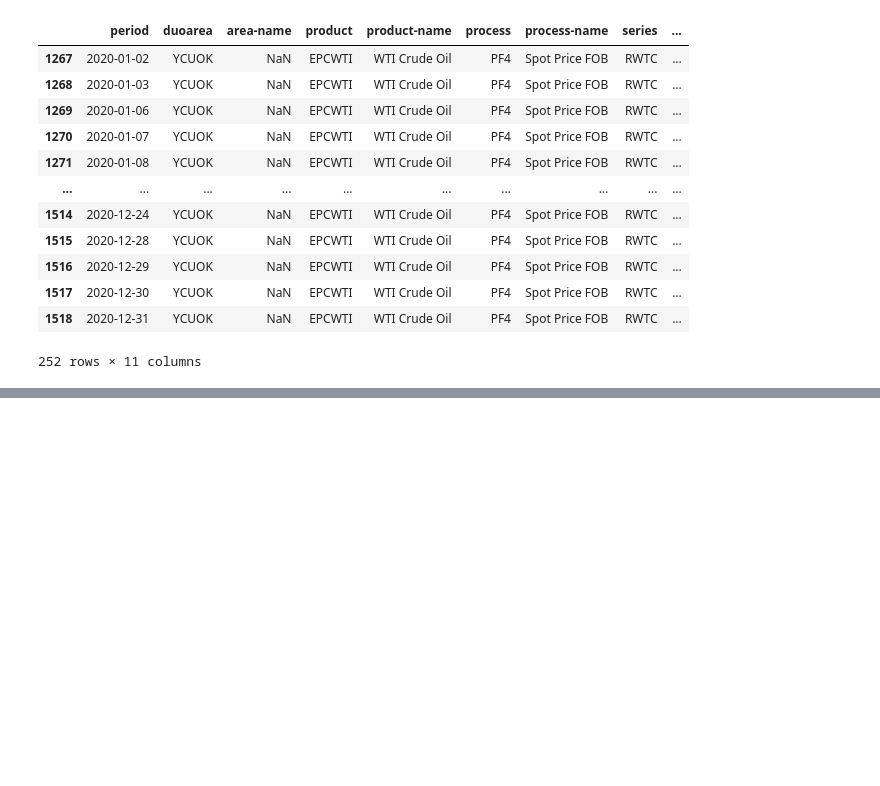
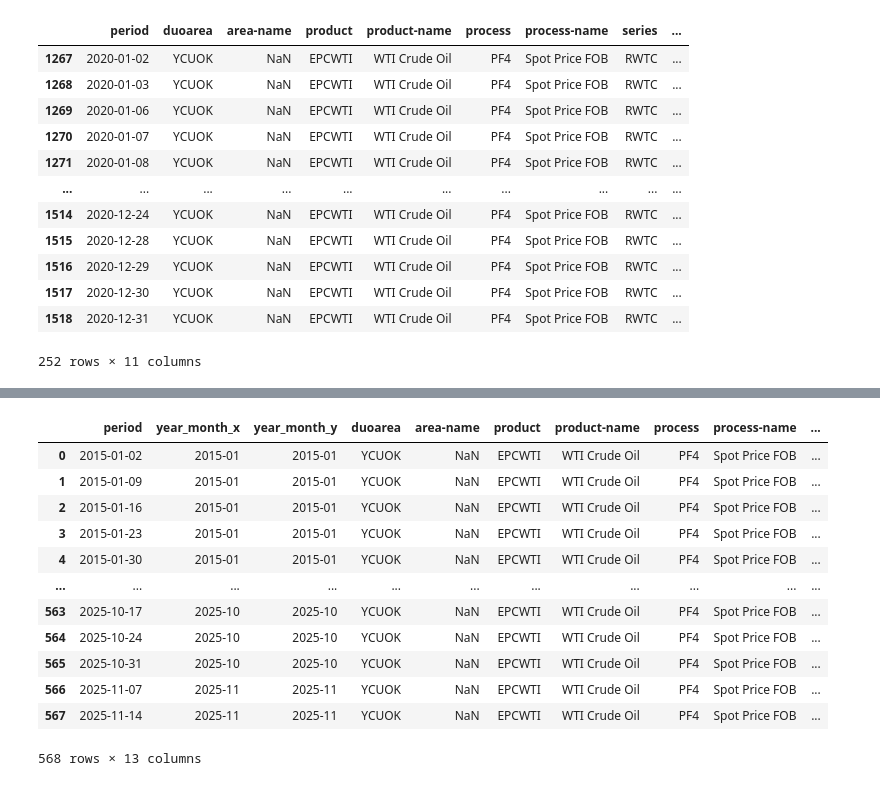
Before and after one commit to SalazarV4/oil-optimization, a Jupyter notebook: notebooks/02_transform.ipynb, the cells around one changed output, grey strips where cells are left out. Saved outputs shown, nothing was run; the diff lists cells and outputs as text; code cells hidden in the pictures; blank space fills up the shorter version.

```diff
--- a/notebooks/02_transform.ipynb
+++ b/notebooks/02_transform.ipynb
@@ -627,4 +613,10 @@ df_wti
 # %%
+features_df = pd.DataFrame()
+today = date.today().strftime('%Y-%m-%d')
+#Define base DataFrame
+features_df['period'] =  pd.date_range(start='2015-01-02',
+                                       end=today,freq='W') - timedelta(days=2)
+df_wti['value'] = df_wti['value'].rolling(window=5).mean()
 merge_df = features_df.merge(df_wti, on='period',how='outer')
 merge_wti = features_df.merge(merge_df,how='right')
 merge_wti['value'] = merge_wti['value'].ffill()
@@ -651,3 +639,19 @@ features_df.merge(merge_wti,on='period')
+# %%
+merge_df
+# %% [output]
+|  | period | year_month_x | year_month_y | duoarea | area-name | product | product-name | process | process-name | ... |
+| 0 | 2015-01-02 | 2015-01 | 2015-01 | YCUOK | NaN | EPCWTI | WTI Crude Oil | PF4 | Spot Price FOB | ... |
+| 1 | 2015-01-09 | 2015-01 | 2015-01 | YCUOK | NaN | EPCWTI | WTI Crude Oil | PF4 | Spot Price FOB | ... |
+| 2 | 2015-01-16 | 2015-01 | 2015-01 | YCUOK | NaN | EPCWTI | WTI Crude Oil | PF4 | Spot Price FOB | ... |
+| 3 | 2015-01-23 | 2015-01 | 2015-01 | YCUOK | NaN | EPCWTI | WTI Crude Oil | PF4 | Spot Price FOB | ... |
+| 4 | 2015-01-30 | 2015-01 | 2015-01 | YCUOK | NaN | EPCWTI | WTI Crude Oil | PF4 | Spot Price FOB | ... |
+| ... | ... | ... | ... | ... | ... | ... | ... | ... | ... | ... |
+| 563 | 2025-10-17 | 2025-10 | 2025-10 | YCUOK | NaN | EPCWTI | WTI Crude Oil | PF4 | Spot Price FOB | ... |
+| 564 | 2025-10-24 | 2025-10 | 2025-10 | YCUOK | NaN | EPCWTI | WTI Crude Oil | PF4 | Spot Price FOB | ... |
+| 565 | 2025-10-31 | 2025-10 | 2025-10 | YCUOK | NaN | EPCWTI | WTI Crude Oil | PF4 | Spot Price FOB | ... |
+| 566 | 2025-11-07 | 2025-11 | 2025-11 | YCUOK | NaN | EPCWTI | WTI Crude Oil | PF4 | Spot Price FOB | ... |
+| 567 | 2025-11-14 | 2025-11 | 2025-11 | YCUOK | NaN | EPCWTI | WTI Crude Oil | PF4 | Spot Price FOB | ... |
+568 rows × 13 columns
 # %%
 def merge_dataframe(processing_func):
     """
```
Also changed, not shown: parts of 14 cells of this notebook, 7 other files.
